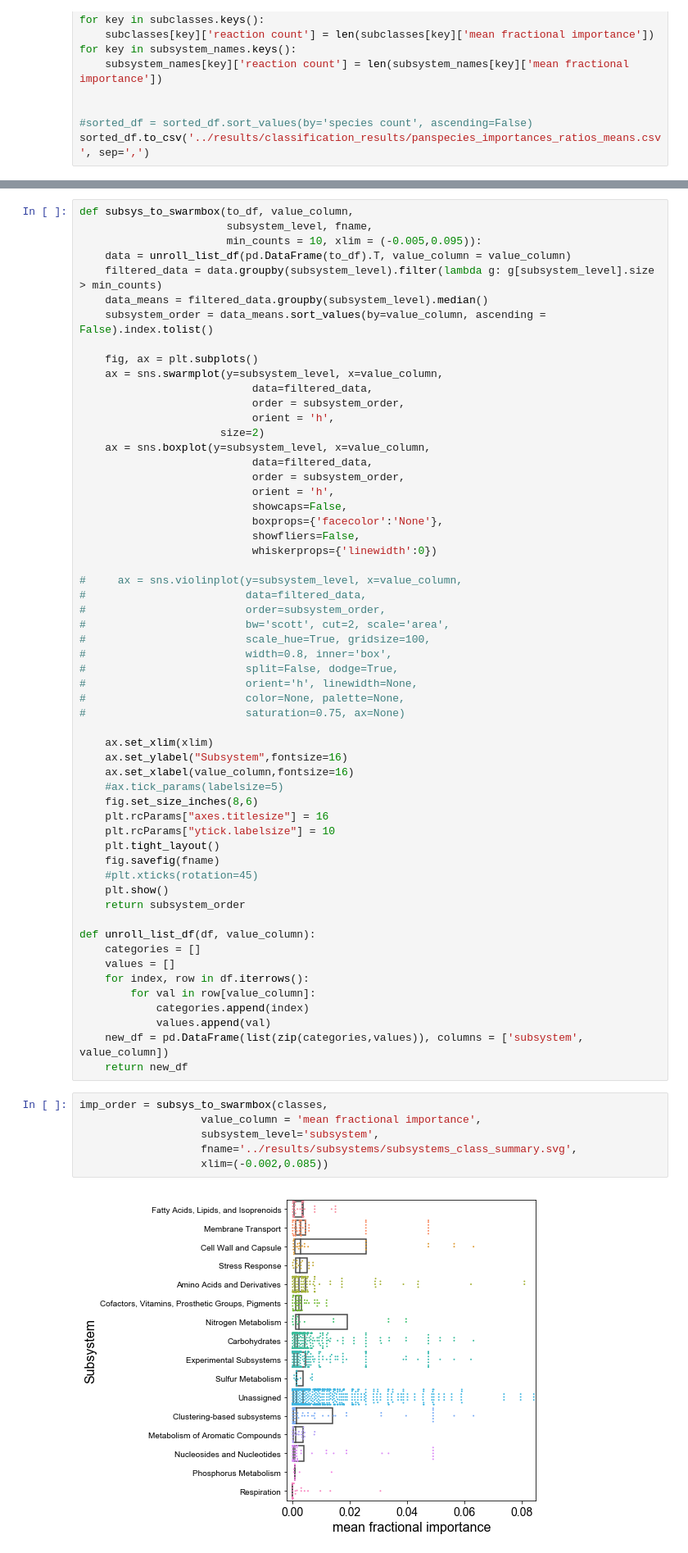
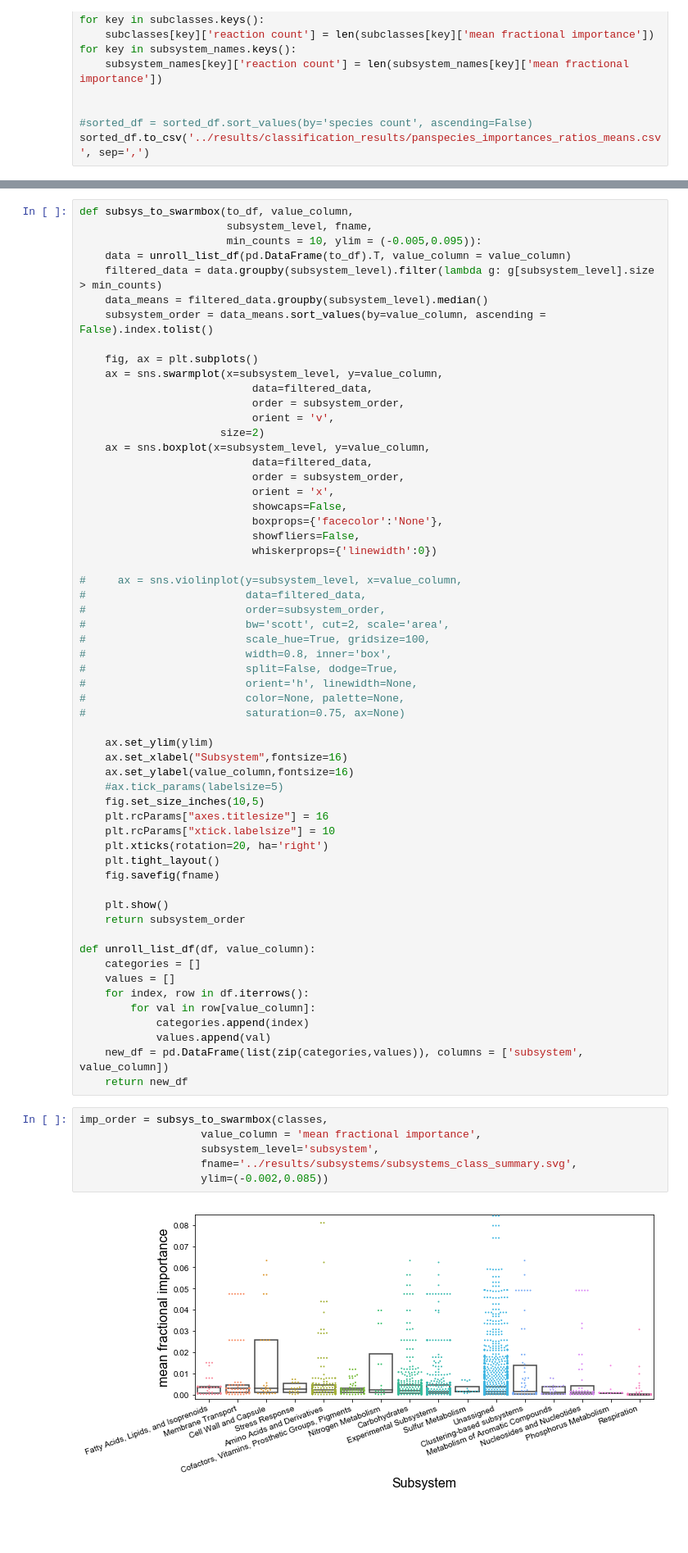
Before and after one commit to gregmedlock/ssl_ensembles, a Jupyter notebook: bin/curation_targets.ipynb, the cells around one changed output, grey strips where cells are left out. Shown at 82% size. Drawn from its saved outputs; the diff is of its cells as text; blank space fills up the shorter version.

Commit message:
flipped orientation of subsystem plots

```diff
--- a/bin/curation_targets.ipynb
+++ b/bin/curation_targets.ipynb
@@ -549,22 +549,22 @@ plt.savefig('../results/subsystems/histogram_class_greater10.png', bbox_extra_ar
 # %%
 def subsys_to_swarmbox(to_df, value_column,
                        subsystem_level, fname,
-                       min_counts = 10, xlim = (-0.005,0.095)):
+                       min_counts = 10, ylim = (-0.005,0.095)):
     data = unroll_list_df(pd.DataFrame(to_df).T, value_column = value_column)
     filtered_data = data.groupby(subsystem_level).filter(lambda g: g[subsystem_level].size > min_counts)
     data_means = filtered_data.groupby(subsystem_level).median()
     subsystem_order = data_means.sort_values(by=value_column, ascending = False).index.tolist()
 
     fig, ax = plt.subplots()
-    ax = sns.swarmplot(y=subsystem_level, x=value_column,
+    ax = sns.swarmplot(x=subsystem_level, y=value_column,
                            data=filtered_data,
                            order = subsystem_order,
-                           orient = 'h',
+                           orient = 'v',
                       size=2)
-    ax = sns.boxplot(y=subsystem_level, x=value_column,
+    ax = sns.boxplot(x=subsystem_level, y=value_column,
                            data=filtered_data,
                            order = subsystem_order,
-                           orient = 'h',
+                           orient = 'x',
                            showcaps=False,
                            boxprops={'facecolor':'None'},
                            showfliers=False,
@@ -581,16 +581,17 @@ def subsys_to_swarmbox(to_df, value_column,
 #                         color=None, palette=None,
 #                         saturation=0.75, ax=None)
 
-    ax.set_xlim(xlim)
-    ax.set_ylabel("Subsystem",fontsize=16)
-    ax.set_xlabel(value_column,fontsize=16)
+    ax.set_ylim(ylim)
+    ax.set_xlabel("Subsystem",fontsize=16)
+    ax.set_ylabel(value_column,fontsize=16)
     #ax.tick_params(labelsize=5)
-    fig.set_size_inches(8,6)
+    fig.set_size_inches(10,5)
     plt.rcParams["axes.titlesize"] = 16
-    plt.rcParams["ytick.labelsize"] = 10
+    plt.rcParams["xtick.labelsize"] = 10
+    plt.xticks(rotation=20, ha='right')
     plt.tight_layout()
     fig.savefig(fname)
-    #plt.xticks(rotation=45)
+
     plt.show()
     return subsystem_order
 
@@ -606,11 +607,11 @@ def unroll_list_df(df, value_column):
 # %%
 imp_order = subsys_to_swarmbox(classes,
                    value_column = 'mean fractional importance',
                    subsystem_level='subsystem',
                    fname='../results/subsystems/subsystems_class_summary.svg',
-                   xlim=(-0.002,0.085))
+                   ylim=(-0.002,0.085))
 # %% [output]
-[figure, old version]
+[figure, new version]
 # %%
 cr_order = subsys_to_swarmbox(classes,
                    value_column = 'mean cluster ratio',
```
Also changed, not shown: parts of 1 cell of this notebook, 2 other files.
